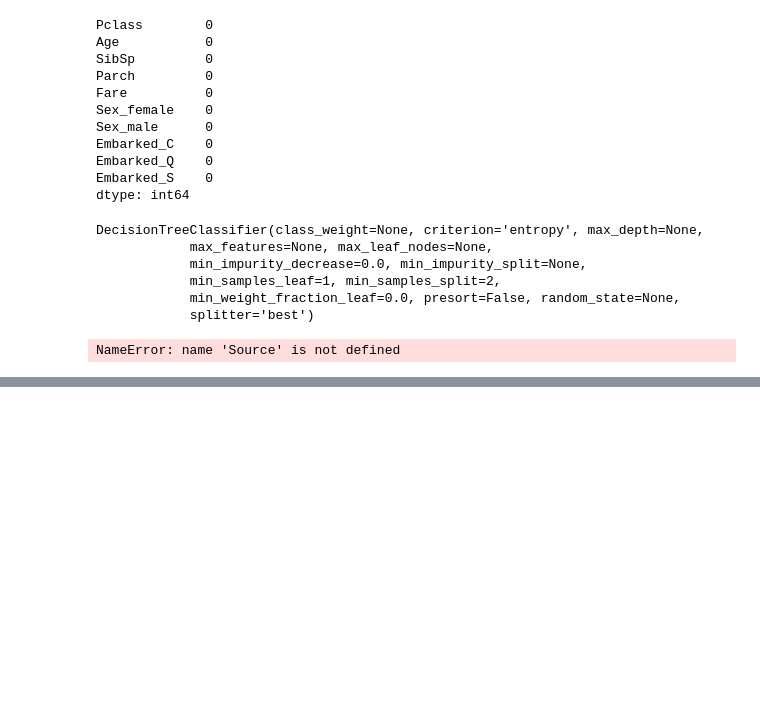
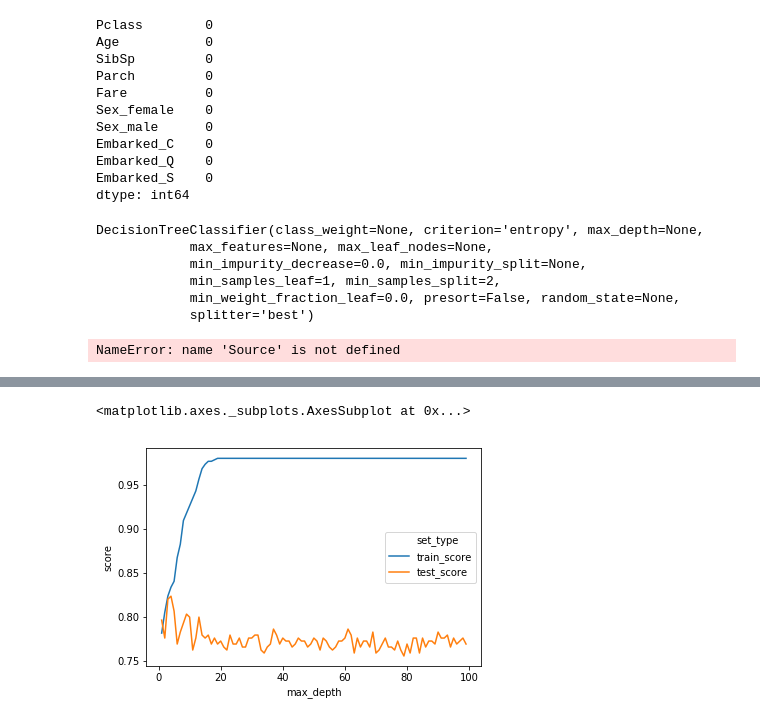
Before and after one commit to user-vi/python_stepik_org, a Jupyter notebook: Part 2 - tree.ipynb, the cells around one changed output, grey strips where cells are left out. Saved outputs shown, nothing was run; the diff lists cells and outputs as text; code cells hidden in the pictures; blank space fills up the shorter version.

```diff
--- a/Part 2 - tree.ipynb
+++ b/Part 2 - tree.ipynb
@@ -123,0 +185,5 @@ NameError: name 'Source' is not defined
+# %%
+# обрежем дерево, установим глубину дерева max_depth
+clf = tree.DecisionTreeClassifier(criterion='entropy', max_depth = 3)
+# %%
+clf.fit(X_train, y_train)
@@ -123,0 +205,20 @@ NameError: name 'Source' is not defined
+# %%
+# зададим глубине дерева диапазон
+max_depth_values = range(1, 100)
+
+# создадим пустой датафрейм для накопления данных
+scores_data = pd.DataFrame()
+
+# итерируемся 100 раз в разной глубиной дерева
+for max_depth in max_depth_values:
+    clf = tree.DecisionTreeClassifier(criterion='entropy', max_depth = max_depth)
+    clf.fit(X_train, y_train)
+    train_score = clf.score(X_train, y_train)
+    test_score = clf.score(X_test, y_test)
+
+    temp_data = pd.DataFrame({
+        'max_depth': [max_depth],
+        'train_score': [train_score],
+        'test_score': [test_score]
+    })
+    scores_data = scores_data.append(temp_data)
@@ -123,0 +234,8 @@ NameError: name 'Source' is not defined
+# %%
+# преобразуем (расплавим) таблицу для визуализации
+score_data_long = pd.melt(scores_data,
+                          id_vars=['max_depth'],
+                          value_vars=['train_score', 'test_score'],
+                          var_name='set_type',
+                          value_name='score'
+                         )
@@ -123,0 +251,6 @@ NameError: name 'Source' is not defined
+# %%
+# построим график
+sns.lineplot(x = 'max_depth', y = 'score', hue = 'set_type', data = score_data_long)
+# %% [output]
+<matplotlib.axes._subplots.AxesSubplot at 0x...>
+[figure, added]
```
Also changed, not shown: parts of 21 cells of this notebook, 3 other files.
